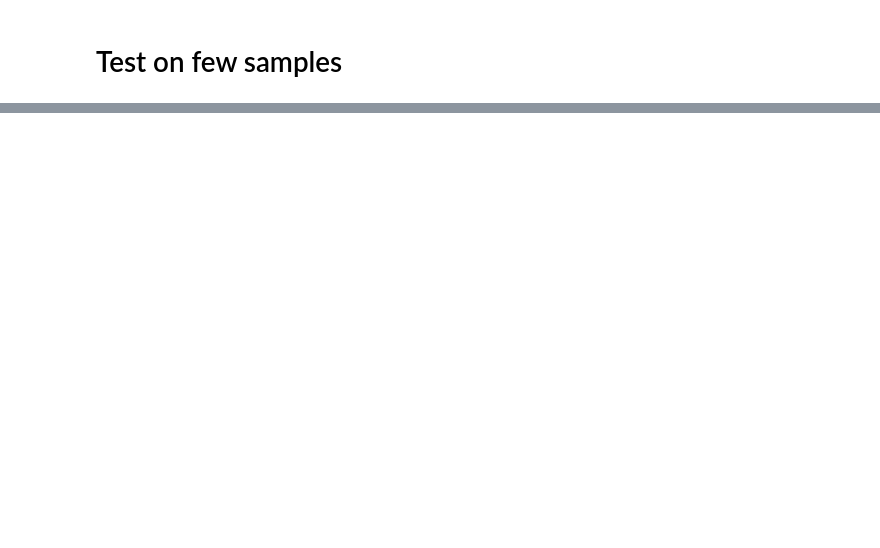
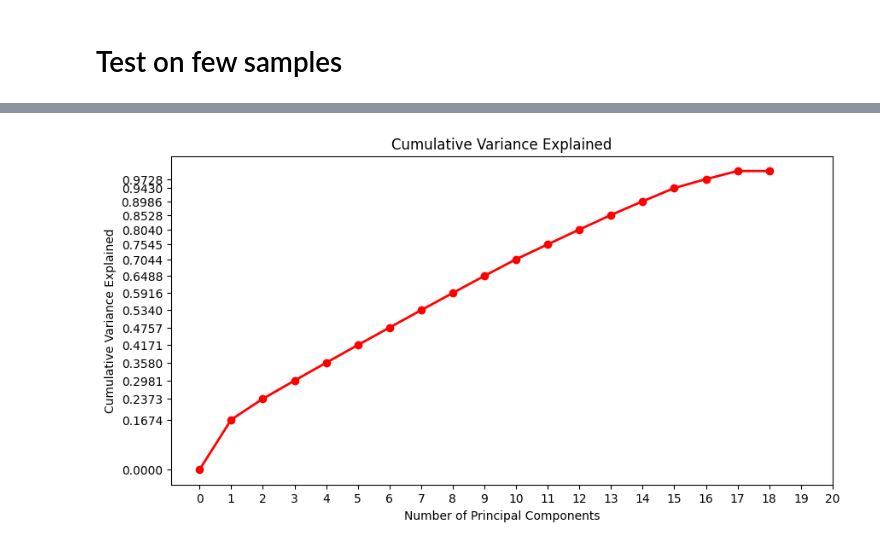
Before and after one commit to giakomorssi/Fraud-and-Delivery, a Jupyter notebook: 03_FraudDetection_noOS.ipynb, the cells around one changed output, grey strips where cells are left out. Saved outputs shown, nothing was run; the diff lists cells and outputs as text; code cells hidden in the pictures; blank space fills up the shorter version.

```diff
--- a/03_FraudDetection_noOS.ipynb
+++ b/03_FraudDetection_noOS.ipynb
@@ -374,0 +494,17 @@ print(f1_score(test_y, pred, average=None))
+# %%
+# Plot the cumulative variance explained
+
+fig = plt.figure(figsize=(10, 5))
+
+cum = np.insert(cumulative_variance_ratio, 0, 0)
+ylab = np.insert(np.cumsum(pca.explained_variance_ratio_), 0, 0)
+
+plt.plot(cum, 'ro-', linewidth=2)
+plt.title('Cumulative Variance Explained')
+plt.xlabel('Number of Principal Components')
+plt.ylabel('Cumulative Variance Explained')
+plt.yticks(ylab)
+plt.xticks(np.arange(0, 21))
+plt.show()
+# %% [output]
+[figure, added]
```
Also changed, not shown: parts of 14 cells of this notebook.
